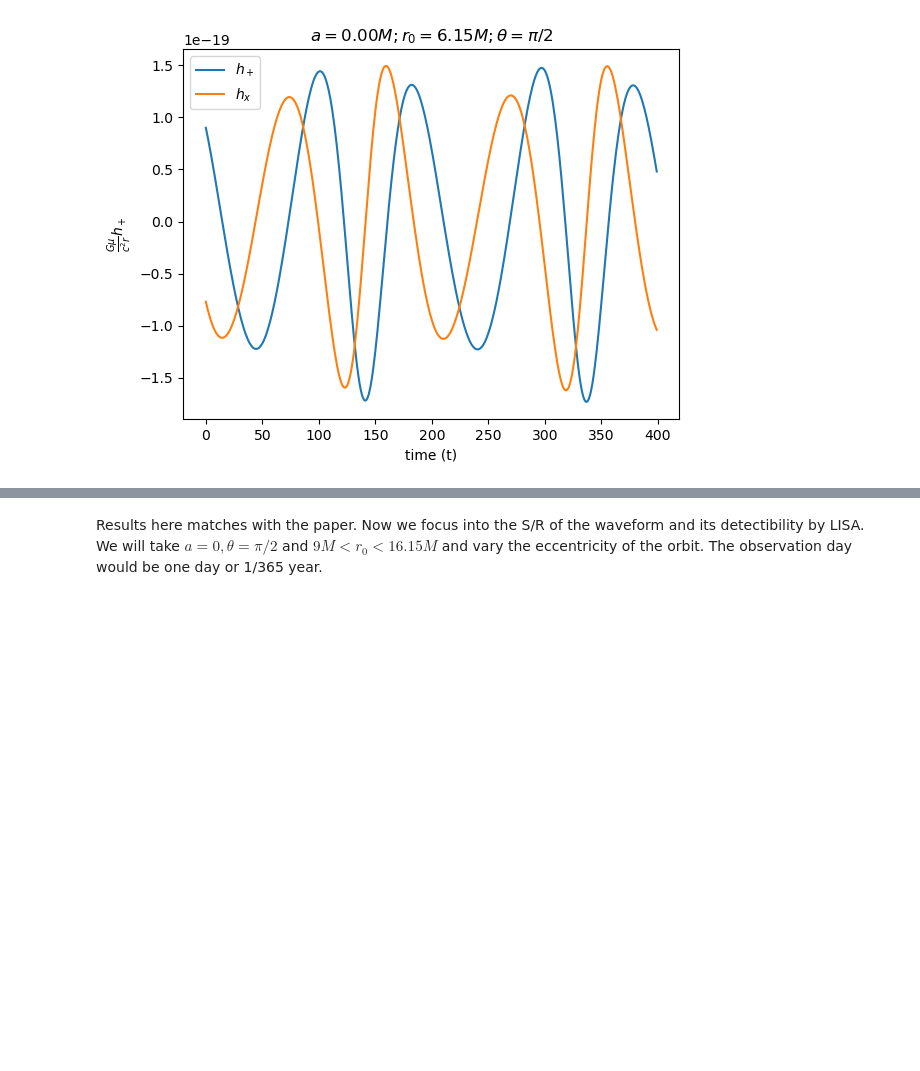
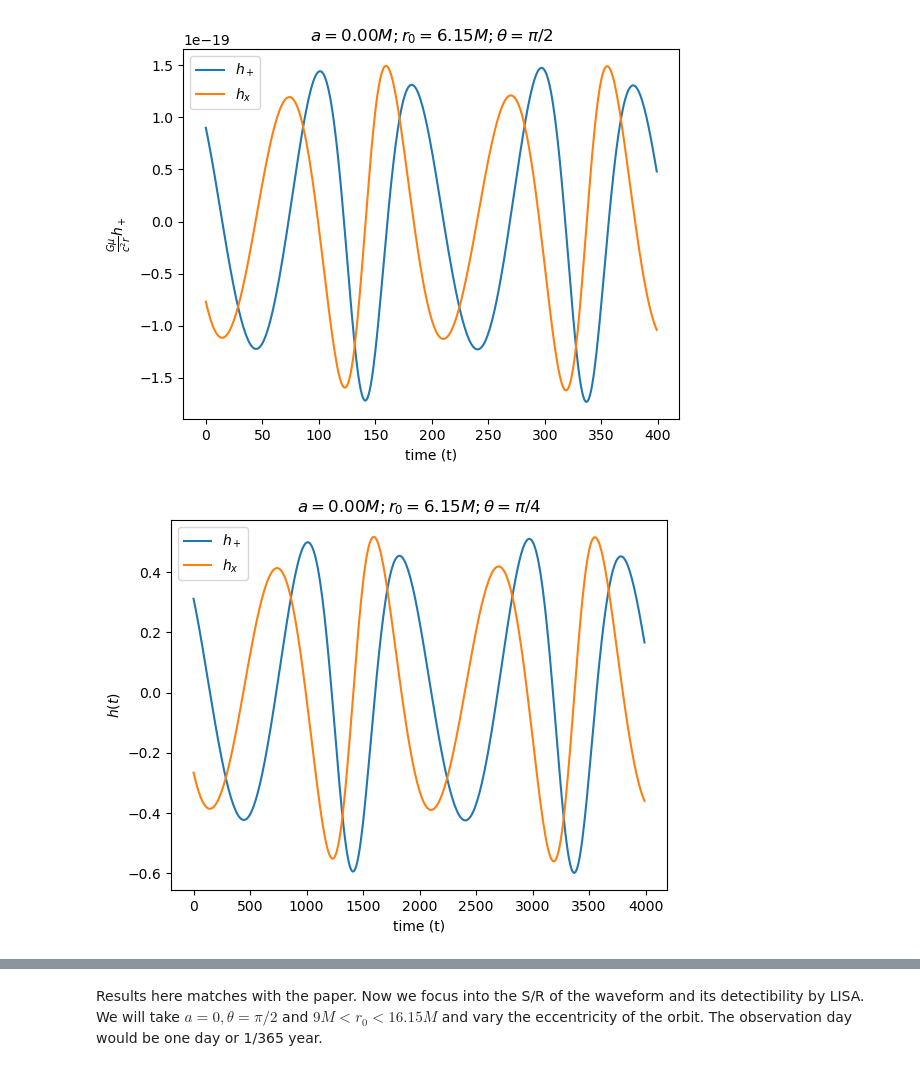
Before and after one commit to smmasruk/M1_Intership, a Jupyter notebook: NotebooksForReport/1stNBwithBHP.ipynb, the cells around one changed output, grey strips where cells are left out. Saved outputs shown, nothing was run; the diff lists cells and outputs as text; code cells hidden in the pictures; blank space fills up the shorter version.

```diff
--- a/NotebooksForReport/1stNBwithBHP.ipynb
+++ b/NotebooksForReport/1stNBwithBHP.ipynb
@@ -213,3 +244,18 @@ plt.legend()
 plt.show()
 # %% [output]
 [figure]
+# %%
+wave3 = few(M, mu, p0, e0, np.pi/4, phi, dt=dt, T=0.1)
+t = np.arange(len(wave3))*dt
+plt.Figure()
+plt.plot(t[:400],wave3.real[:400].get(), label=r'$h_+$')
+plt.plot(t[:400],wave3.imag[:400].get(), label=r'$ h_x$')
+plt.xlabel(r'time (t)')
+# plt.ylabel(r'$\frac{G \mu}{c^2 r} h_+ $')
+plt.ylabel(r'$h(t) $')
+# title a = 0:00M; r0 = 6:000M; theta = pi ¼
+plt.title(r'$a = 0.00M; r_0 = 6.15M; \theta = \pi/4$')
+plt.legend()
+plt.show()
+# %% [output]
+[figure, added]
```
Also changed, not shown: parts of 19 cells of this notebook, 26 other files.
